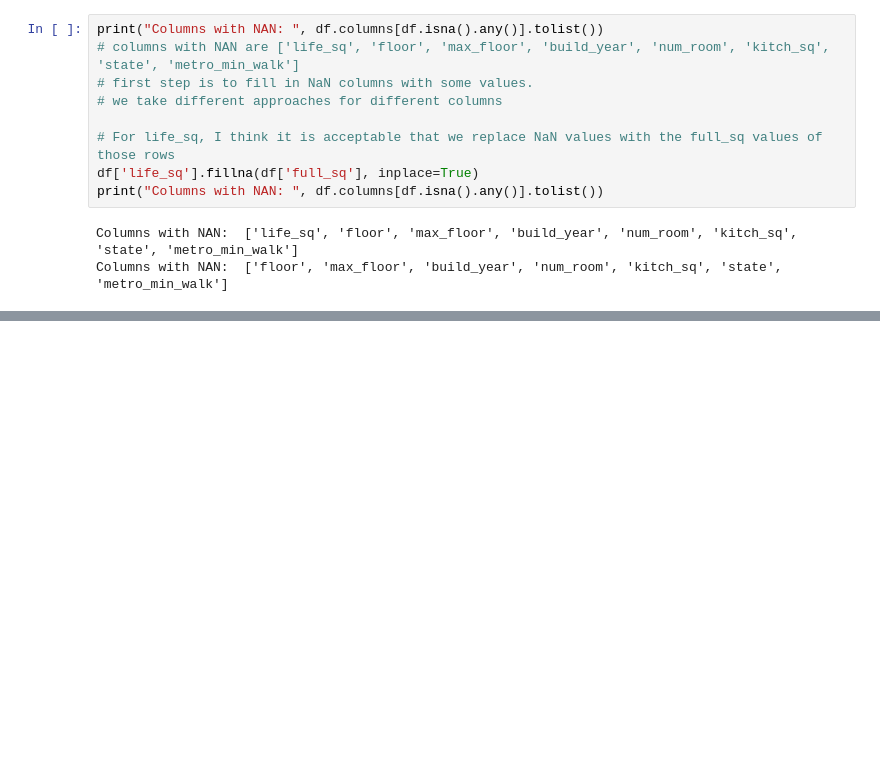
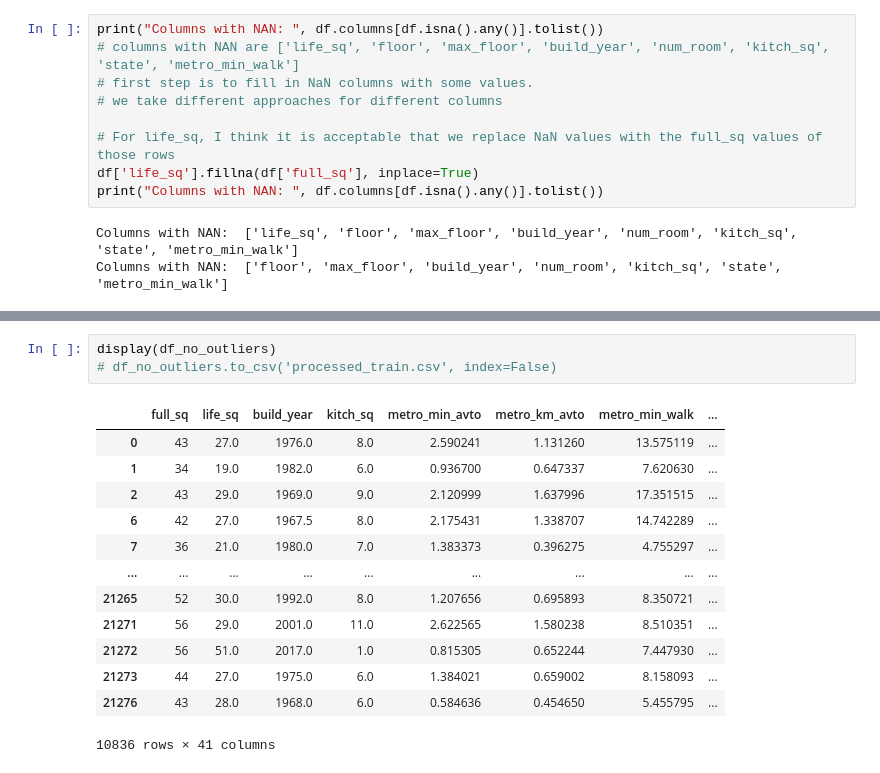
Before and after one commit to AndrewNYK/Sberbank-Market-Price-Prediction, a Jupyter notebook: preprocessing/preprocess.ipynb, the cells around one changed output, grey strips where cells are left out. Saved outputs shown, nothing was run; the diff lists cells and outputs as text; blank space fills up the shorter version.

```diff
--- a/preprocessing/preprocess.ipynb
+++ b/preprocessing/preprocess.ipynb
@@ -130,0 +214,17 @@ pd.reset_option('display.max_rows')
+# %%
+display(df_no_outliers)
+# df_no_outliers.to_csv('processed_train.csv', index=False)
+# %% [output]
+|  | full_sq | life_sq | build_year | kitch_sq | metro_min_avto | metro_km_avto | metro_min_walk | ... |
+| 0 | 43 | 27.0 | 1976.0 | 8.0 | 2.590241 | 1.131260 | 13.575119 | ... |
+| 1 | 34 | 19.0 | 1982.0 | 6.0 | 0.936700 | 0.647337 | 7.620630 | ... |
+| 2 | 43 | 29.0 | 1969.0 | 9.0 | 2.120999 | 1.637996 | 17.351515 | ... |
+| 6 | 42 | 27.0 | 1967.5 | 8.0 | 2.175431 | 1.338707 | 14.742289 | ... |
+| 7 | 36 | 21.0 | 1980.0 | 7.0 | 1.383373 | 0.396275 | 4.755297 | ... |
+| ... | ... | ... | ... | ... | ... | ... | ... | ... |
+| 21265 | 52 | 30.0 | 1992.0 | 8.0 | 1.207656 | 0.695893 | 8.350721 | ... |
+| 21271 | 56 | 29.0 | 2001.0 | 11.0 | 2.622565 | 1.580238 | 8.510351 | ... |
+| 21272 | 56 | 51.0 | 2017.0 | 1.0 | 0.815305 | 0.652244 | 7.447930 | ... |
+| 21273 | 44 | 27.0 | 1975.0 | 6.0 | 1.384021 | 0.659002 | 8.158093 | ... |
+| 21276 | 43 | 28.0 | 1968.0 | 6.0 | 0.584636 | 0.454650 | 5.455795 | ... |
+10836 rows × 41 columns
```
Also changed, not shown: parts of 13 cells of this notebook, 9 other files.
